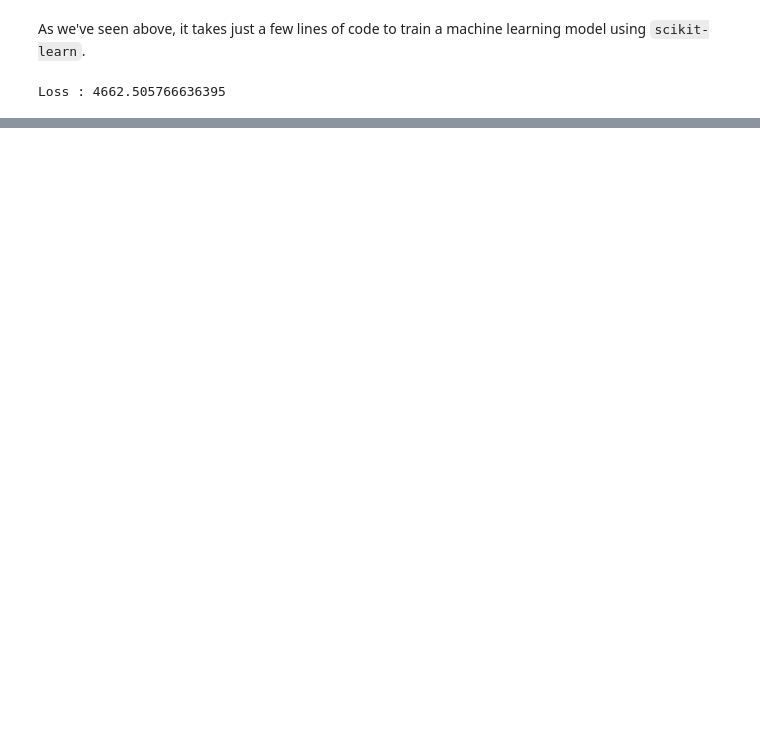
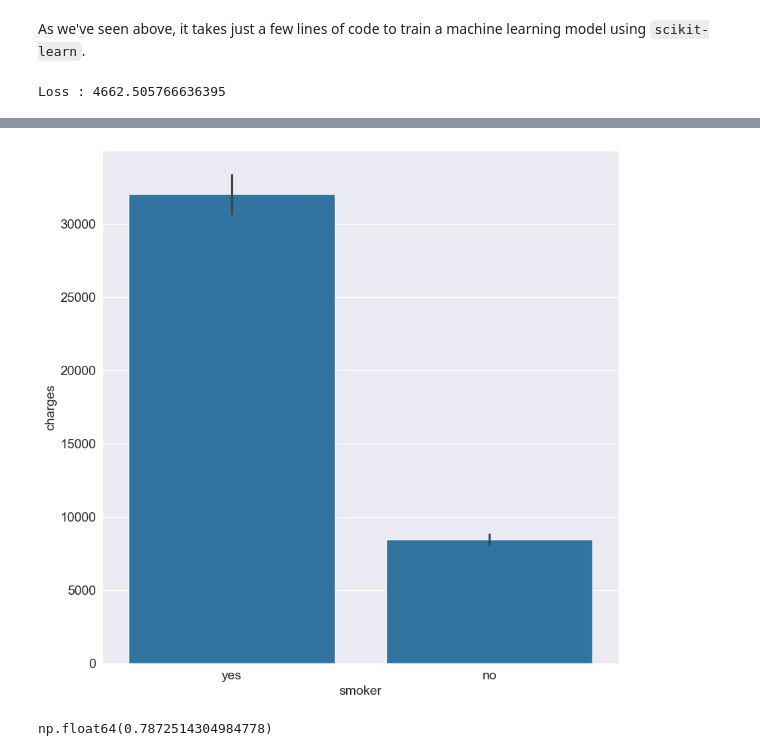
Before and after one commit to anuragchakrabarty/AI-Lessons, a Jupyter notebook: Machine Learning Lessons/FCC&Masai.ipynb, the cells around one changed output, grey strips where cells are left out. Saved outputs shown, nothing was run; the diff lists cells and outputs as text; code cells hidden in the pictures; blank space fills up the shorter version.

```diff
--- a/Machine Learning Lessons/FCC&Masai.ipynb
+++ b/Machine Learning Lessons/FCC&Masai.ipynb
@@ -781,0 +901,4 @@ Loss : 4662.505766636395
+# %%
+sns.barplot(data=medical_df, x='smoker', y='charges');
+# %% [output]
+[figure, added]
@@ -781,0 +908,4 @@ Loss : 4662.505766636395
+# %%
+medical_df.charges.corr(medical_df.smoker_code)
+# %% [output]
+np.float64(0.7872514304984778)
```
Also changed, not shown: parts of 47 cells of this notebook.
